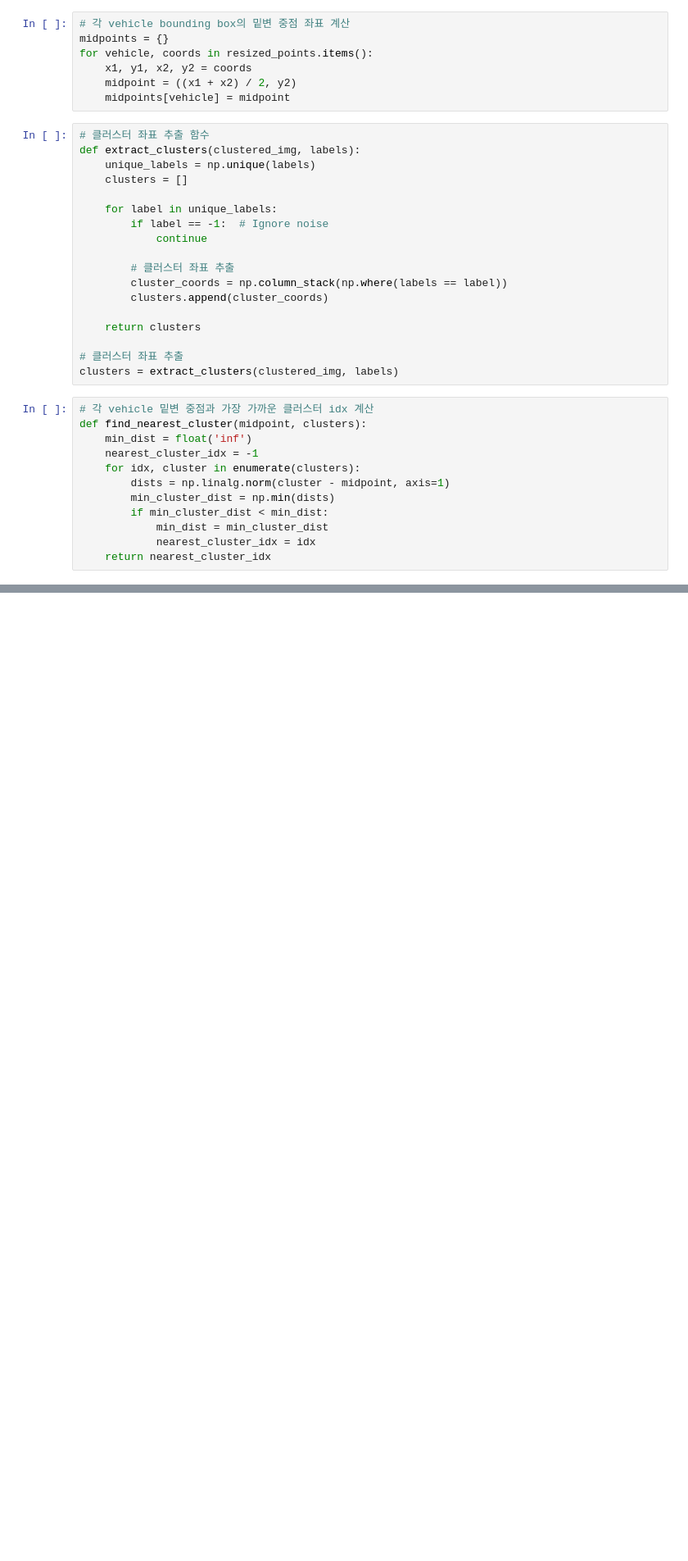
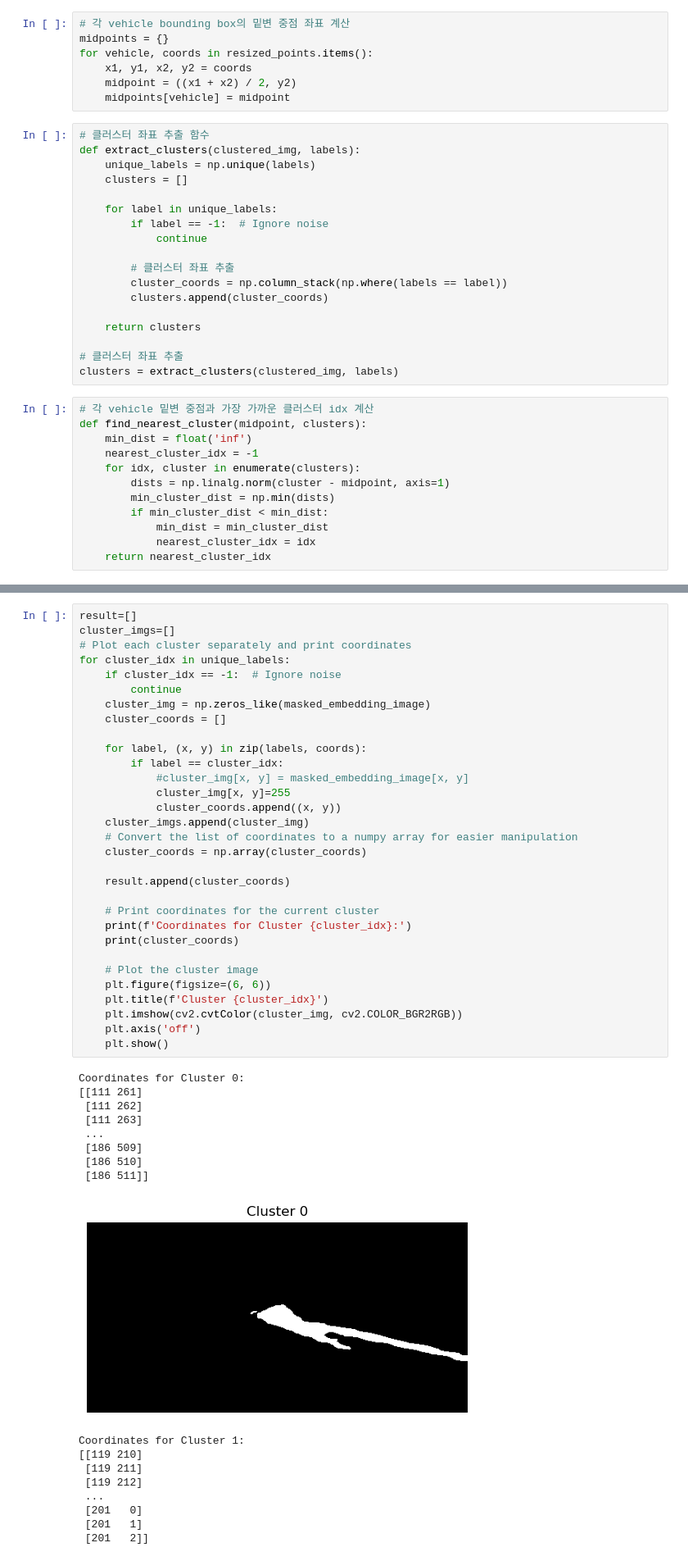
Before and after one commit to franktome/2024_UGRP, a Jupyter notebook: Untitled4 (5).ipynb, the cells around one changed output, grey strips where cells are left out. Shown at 82% size. Cells and saved outputs as stored; diff of their text form; blank space fills up the shorter version.

```diff
--- a/Untitled4 (5).ipynb
+++ b/Untitled4 (5).ipynb
@@ -204,0 +304,49 @@ print(average_distances)
+# %%
+result=[]
+cluster_imgs=[]
+# Plot each cluster separately and print coordinates
+for cluster_idx in unique_labels:
+    if cluster_idx == -1:  # Ignore noise
+        continue
+    cluster_img = np.zeros_like(masked_embedding_image)
+    cluster_coords = []
+
+    for label, (x, y) in zip(labels, coords):
+        if label == cluster_idx:
+            #cluster_img[x, y] = masked_embedding_image[x, y]
+            cluster_img[x, y]=255
+            cluster_coords.append((x, y))
+    cluster_imgs.append(cluster_img)
+    # Convert the list of coordinates to a numpy array for easier manipulation
+    cluster_coords = np.array(cluster_coords)
+
+    result.append(cluster_coords)
+
+    # Print coordinates for the current cluster
+    print(f'Coordinates for Cluster {cluster_idx}:')
+    print(cluster_coords)
+
+    # Plot the cluster image
+    plt.figure(figsize=(6, 6))
+    plt.title(f'Cluster {cluster_idx}')
+    plt.imshow(cv2.cvtColor(cluster_img, cv2.COLOR_BGR2RGB))
+    plt.axis('off')
+    plt.show()
+# %% [output]
+Coordinates for Cluster 0:
+[[111 261]
+ [111 262]
+ [111 263]
+ ...
+ [186 509]
+ [186 510]
+ [186 511]]
+[figure, added]
+Coordinates for Cluster 1:
+[[119 210]
+ [119 211]
+ [119 212]
+ ...
+ [201   0]
+ [201   1]
+ [201   2]]
```
Also changed, not shown: parts of 10 cells of this notebook, 2 other files.
